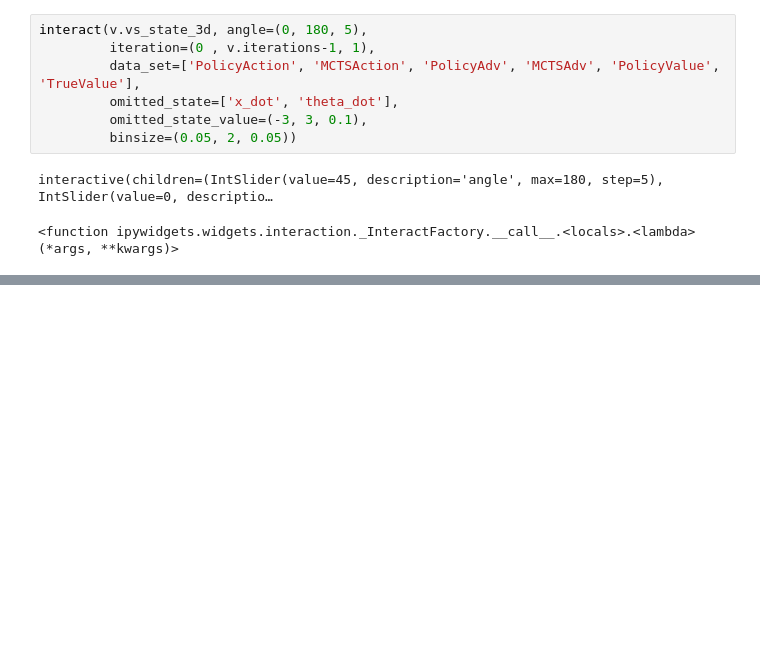
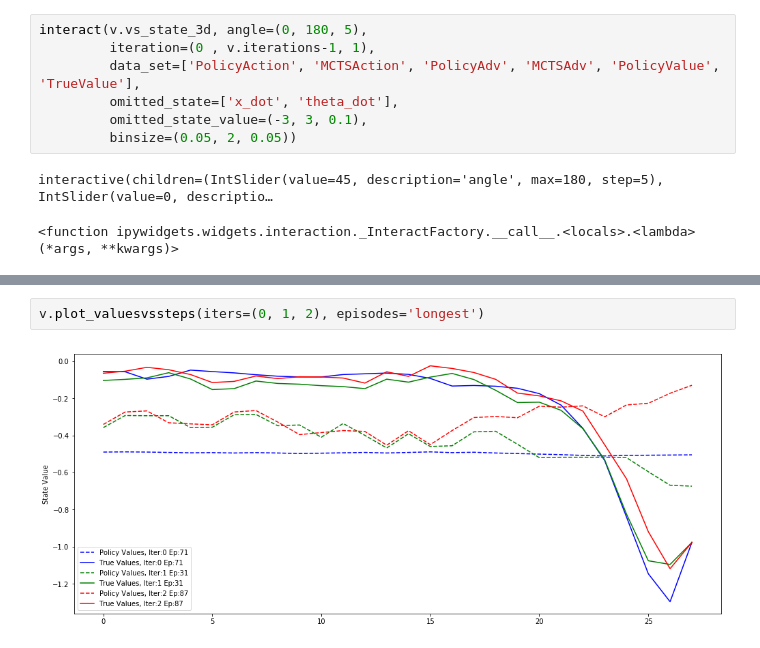
Before and after one commit to alexdarch/Project, a Jupyter notebook: ResultsAndTesting/AdversaryResultsVisualisation.ipynb, the cells around one changed output, grey strips where cells are left out. Saved outputs shown, nothing was run; the diff lists cells and outputs as text; blank space fills up the shorter version.

```diff
--- a/ResultsAndTesting/AdversaryResultsVisualisation.ipynb
+++ b/ResultsAndTesting/AdversaryResultsVisualisation.ipynb
@@ -77 +340,5 @@ v.plot_nnet_lossesvsbatch(iters=[2])
+# %%
+v.plot_valuesvssteps(iters=(0, 1, 2), episodes='longest')
+# %% [output]
+[figure, added]
 # %%
```
Also changed, not shown: parts of 11 cells of this notebook, 9 other files.
